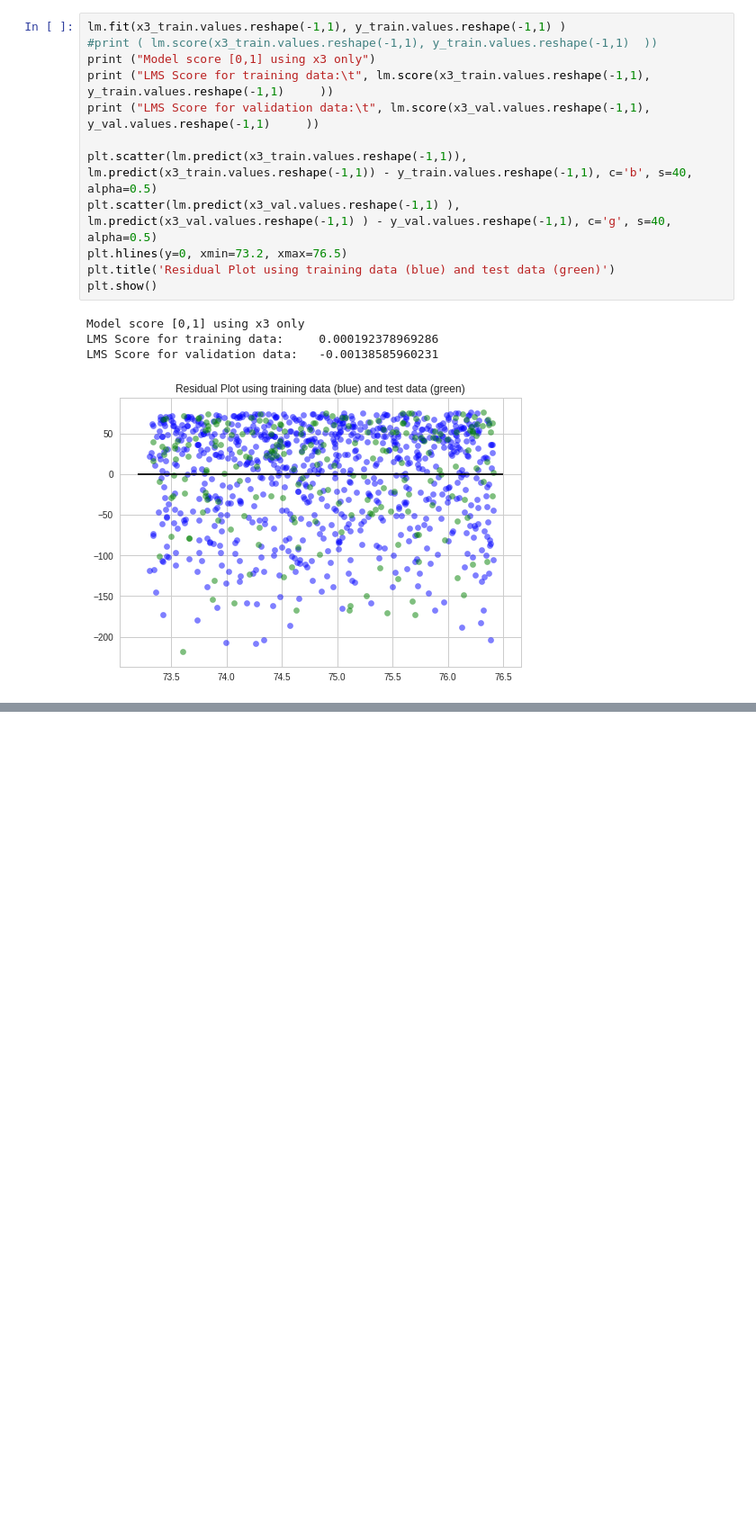
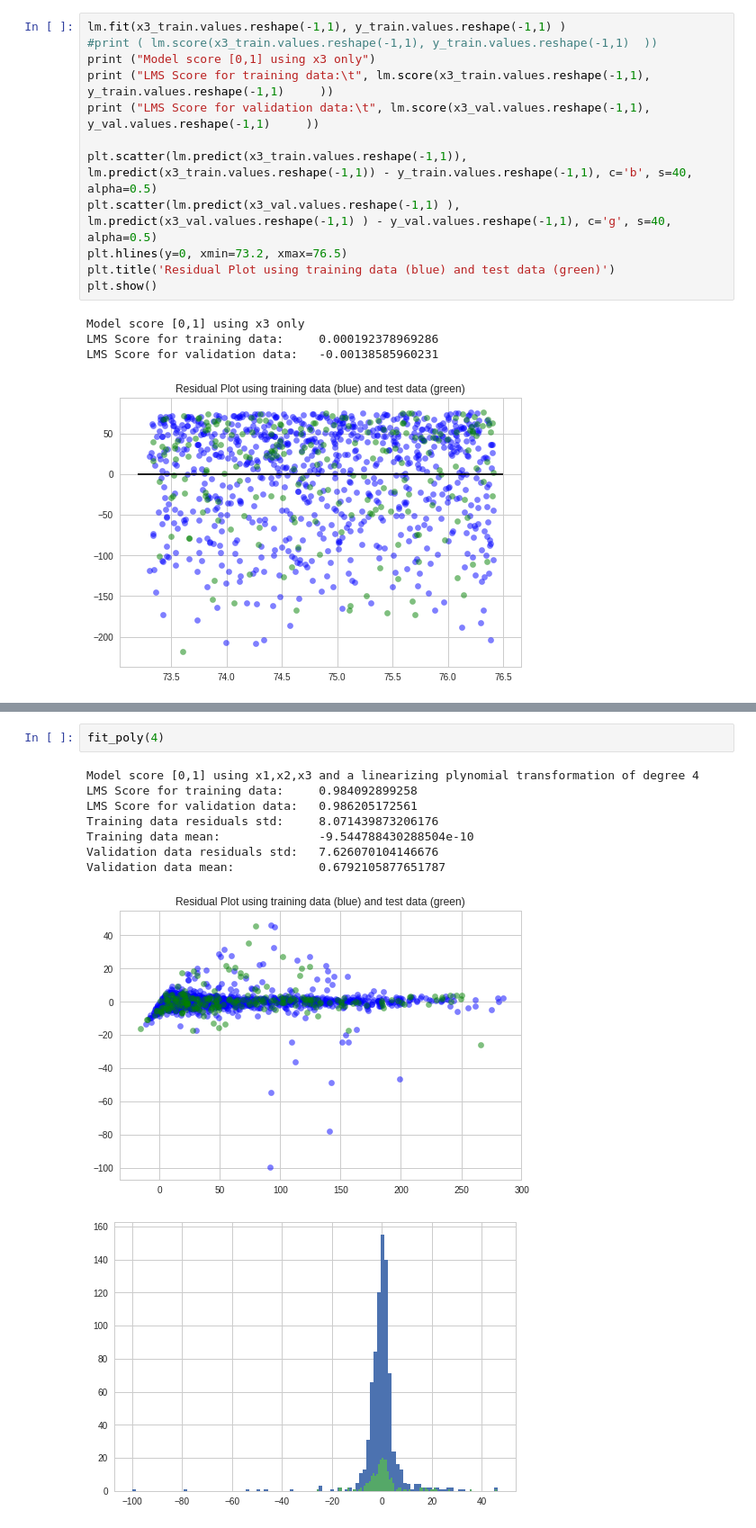
Before and after one commit to perthi/deep-learning, a Jupyter notebook: may.12th.ipynb, the cells around one changed output, grey strips where cells are left out. Shown at 90% size. Saved outputs shown, nothing was run; the diff lists cells and outputs as text; blank space fills up the shorter version.

```diff
--- a/may.12th.ipynb
+++ b/may.12th.ipynb
@@ -352,0 +337,12 @@ IndentationError: unexpected indent (<ipython-input-143-5419bedbb93c>, line 3)
+# %%
+fit_poly(4)
+# %% [output]
+Model score [0,1] using x1,x2,x3 and a linearizing plynomial transformation of degree 4
+LMS Score for training data:     0.984092899258
+LMS Score for validation data:   0.986205172561
+Training data residuals std:     8.071439873206176
+Training data mean:              -9.544788430288504e-10
+Validation data residuals std:   7.626070104146676
+Validation data mean:            0.6792105877651787
+[figure, added]
+[figure, added]
```
Also changed, not shown: parts of 12 cells of this notebook.
